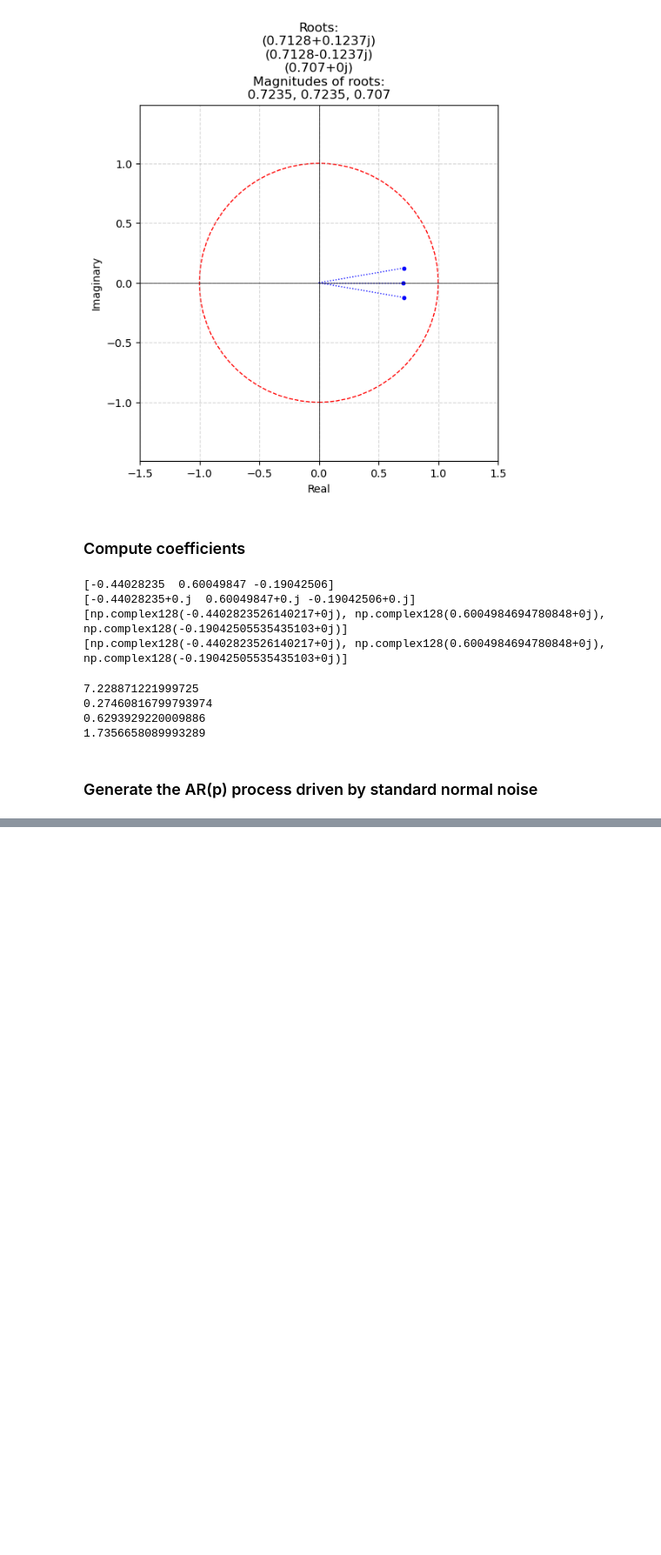
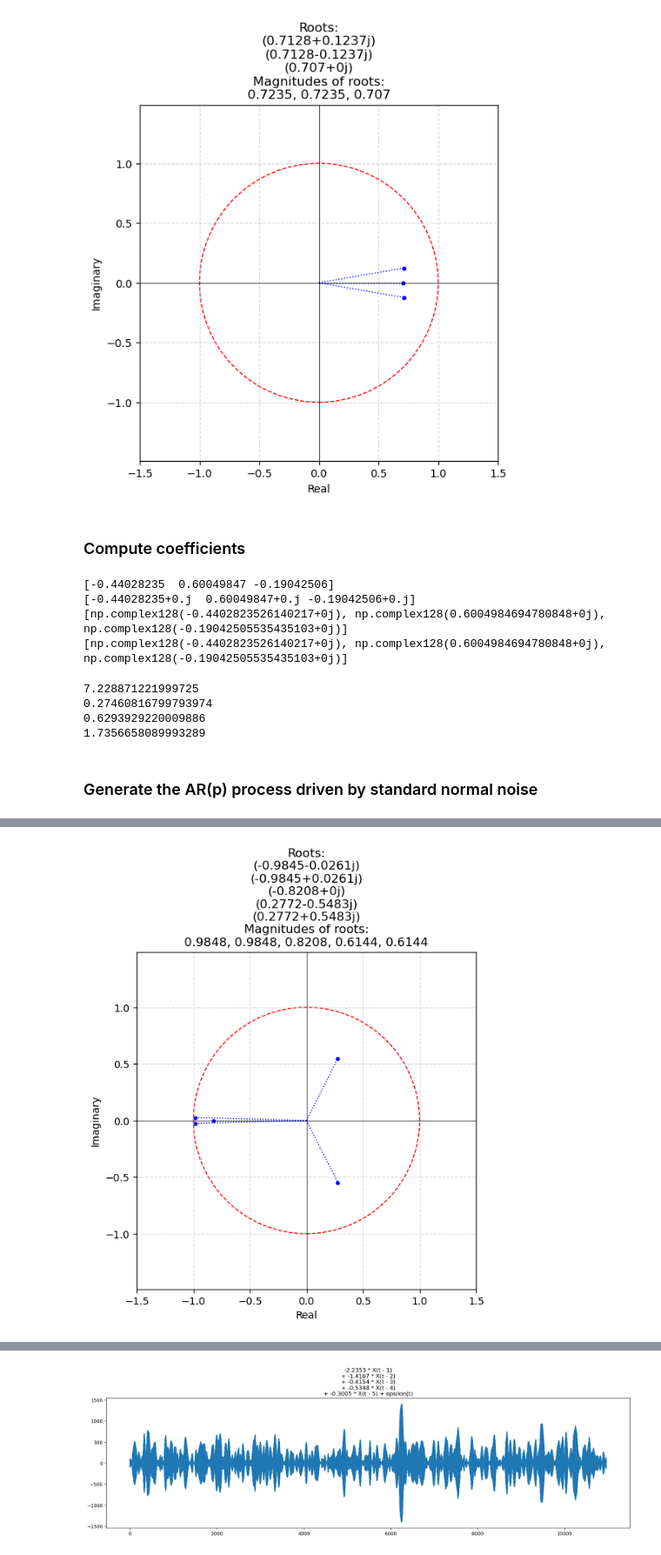
Before and after one commit to reebme/time-imputation-benchmark, a Jupyter notebook: Notebooks/01_Prepare_Data.ipynb, the cells around one changed output, grey strips where cells are left out. Shown at 87% size. Drawn from its saved outputs; the diff is of its cells as text; code cells hidden in the pictures; blank space fills up the shorter version.

```diff
--- a/Notebooks/01_Prepare_Data.ipynb
+++ b/Notebooks/01_Prepare_Data.ipynb
@@ -308,0 +322,78 @@ look-up table. The actual p-value is greater than the p-value returned.
+# %%
+series_plot_file_name = "series_5c0f2b1d4bc5dc7ca6c1cc628d13305c.png"
+roots_hash = re.match(r'(series_)(.*)(.png)', series_plot_file_name).group(2)
+print(roots_hash)
+
+roots_f_name = "".join(["../Data/Synthetic/", roots_hash, ".json"])
+with open(roots_f_name, 'r') as rf:
+    roots_json = rf.read()
+roots = np.array(json.loads(roots_json, object_hook = as_complex))
+print(roots)
+
+# Calculate characteristic polynomial coefficients
+coef = calculate_vietas_coeffs(roots)
+
+# Calculate AR coefficients
+ar_coef = np.array([-c for c in coef])
+# Check if all coefficients are real
+if not np.all(ar_coef.imag < 10e-15):
+    print("\nCoefficients are complex.\n")
+    print(ar_coef)
+    print("\n\n")
+
+roots_plot_f_name = "".join(["../Data/Synthetic/roots_", roots_hash, ".png"])
+#plot_roots_with_unit_circle(roots, roots_plot_f_name)
+display(Image(filename=roots_plot_f_name))
+
+print(ar_coef)
+
+#x, noise = generate_ar_process(ar_coef.real, N)
+#synth_ts["".join(["noise_", str(p)])] = noise
+#synth_ts[p] = x
+#synth_ts.to_csv("".join(["../Data/Synthetic/", roots_hash, ".csv"]))
+synth_ts = pd.read_csv("".join(["../Data/Synthetic/", roots_hash, ".csv"]))
+str_p = synth_ts.columns[-1]
+x = synth_ts[str_p].values
+x_long, noise_long = generate_ar_process(ar_coef.real, N * 10)
+
+f_name = "".join(["../Data/Synthetic/series_long_", roots_hash, ".png"])
+plt.figure(figsize = (20,5))
+plt.plot(x_long)
+ar_coef_rnd = np.round(ar_coef.real, 4)
+series_title = "\n+ ".join(["".join([str(ar_coef_rnd[i]), " * X(t - ", str(i + 1), ")"]) for i in range(len(ar_coef_rnd))]) + " + epsilon(t)"
+plt.title(series_title)
+plt.savefig(f_name, bbox_inches='tight')
+plt.show()
+
+series_f_name = "".join(["../Data/Synthetic/series_", roots_hash, ".png"])
+display(Image(filename=series_f_name))
+
+p = int(str_p)
+# Calculate ADF + KPSS
+adf_result = adfuller(x, regression = 'c', maxlag = p)
+print("Augmented Dickey-Fuller Test:")
+print(f"Test Statistic: {adf_result[0]:.4f}")
+print(f"p-value: {adf_result[1]:.4f}")
+print("Critical Values:")
+for key, value in adf_result[4].items():
+    print(f"  {key}: {value:.4f}")
+print(f"used lags: {adf_result[2]:d}\n")
+
+kpss_result = kpss(x, regression = 'c', nlags = 'auto')
+print("\nKPSS Test:")
+print(f"Test Statistic: {kpss_result[0]:.4f}")
+print(f"p-value: {kpss_result[1]:.4f}")
+print("Critical Values:")
+for key, value in kpss_result[3].items():
+    print(f"  {key}: {value:.4f}")
+print(f"used lags: {kpss_result[2]:d}\n")
+
+kpss_p_result = kpss(x, regression = 'c', nlags = p)
+print("\nKPSS Test with p provided:")
+print(f"Test Statistic: {kpss_p_result[0]:.4f}")
+print(f"p-value: {kpss_p_result[1]:.4f}")
+print("Critical Values:")
+for key, value in kpss_p_result[3].items():
+    print(f"  {key}: {value:.4f}")
+print(f"used lags: {kpss_p_result[2]:d}\n")
+# %% [output]
@@ -308,0 +403 @@ look-up table. The actual p-value is greater than the p-value returned.
+[figure, added]
@@ -308,0 +407 @@ look-up table. The actual p-value is greater than the p-value returned.
+[figure, added]
```
Also changed, not shown: parts of 5 cells of this notebook.
